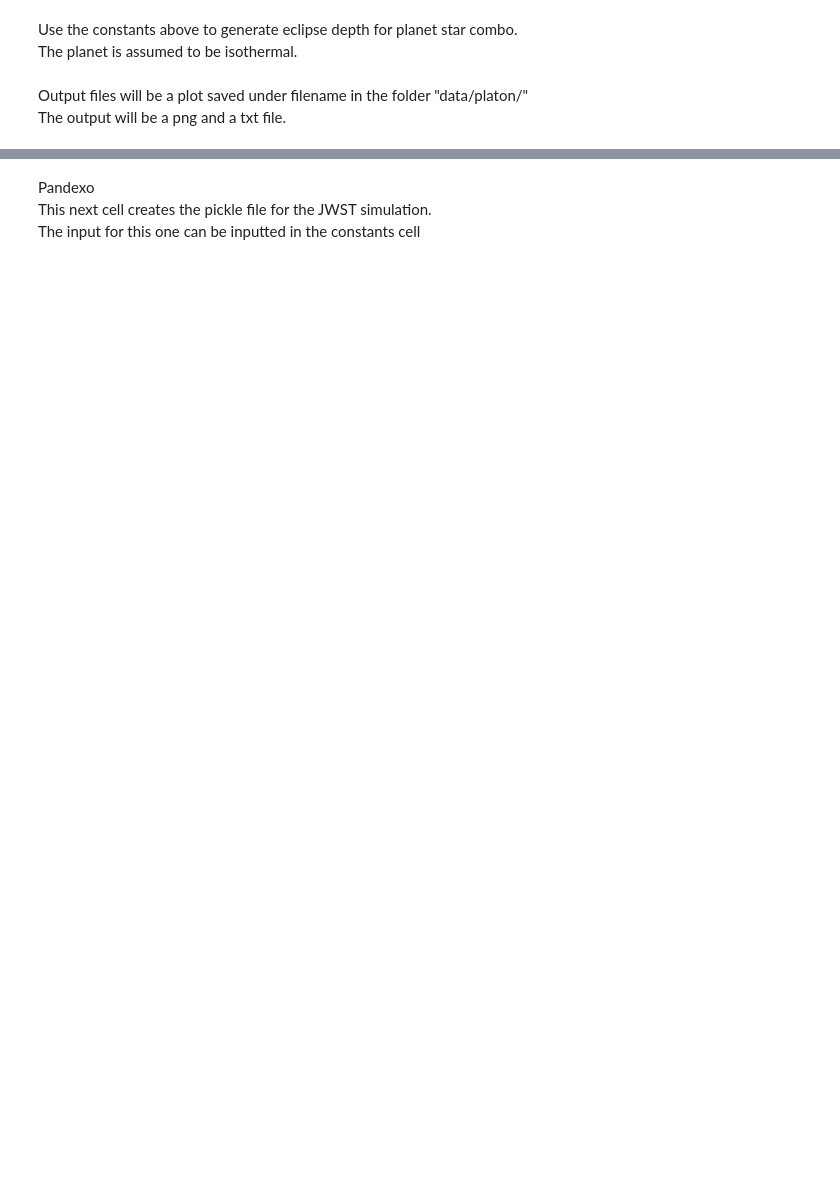
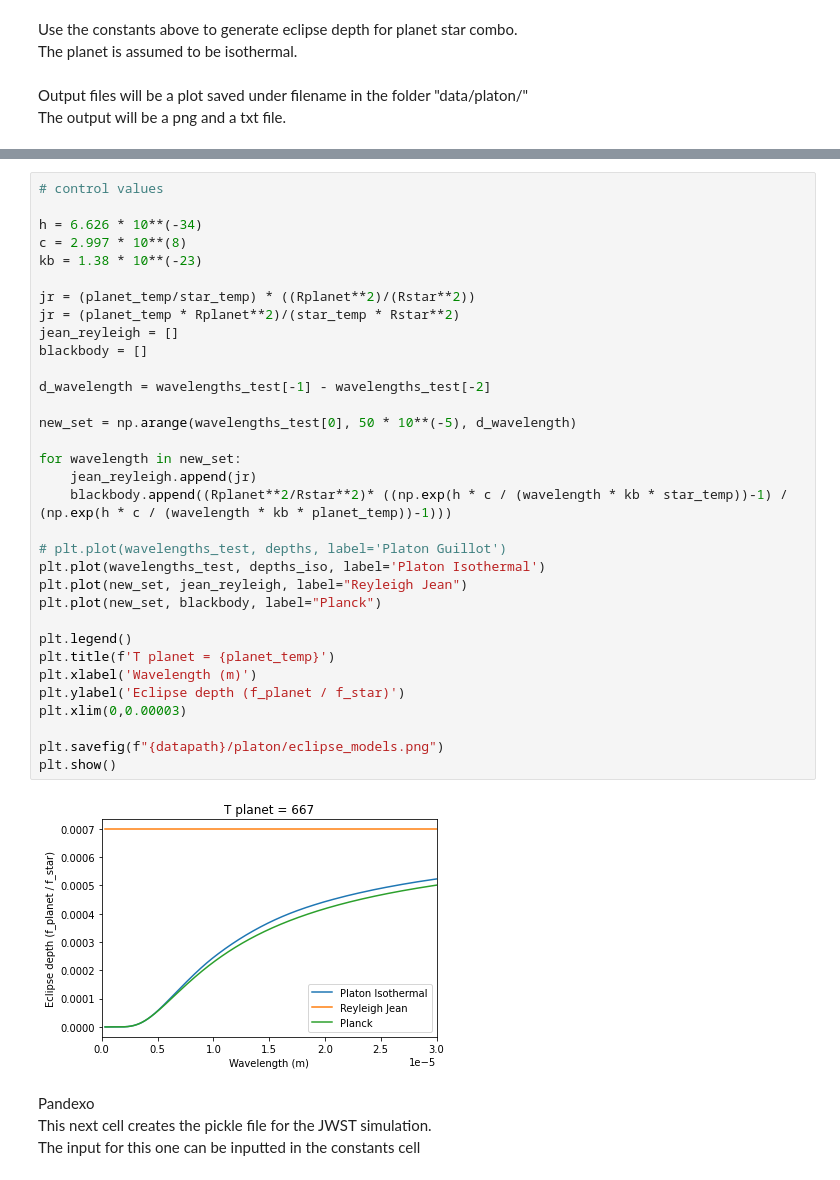
Before and after one commit to noud333/bachelorproject, a Jupyter notebook: code/eclipse.ipynb, the cells around one changed output, grey strips where cells are left out. Drawn from its saved outputs; the diff is of its cells as text; blank space fills up the shorter version.

```diff
--- a/code/eclipse.ipynb
+++ b/code/eclipse.ipynb
@@ -96,3 +171,38 @@ np.savetxt(datafile_path , data, fmt=['%2.10f','%2.45f'])
+# %%
+# control values
+
+h = 6.626 * 10**(-34)
+c = 2.997 * 10**(8)
+kb = 1.38 * 10**(-23)
+
+jr = (planet_temp/star_temp) * ((Rplanet**2)/(Rstar**2))
+jr = (planet_temp * Rplanet**2)/(star_temp * Rstar**2)
+jean_reyleigh = []
+blackbody = []
+
+d_wavelength = wavelengths_test[-1] - wavelengths_test[-2]
+
+new_set = np.arange(wavelengths_test[0], 50 * 10**(-5), d_wavelength)
+
+for wavelength in new_set:
+    jean_reyleigh.append(jr)
+    blackbody.append((Rplanet**2/Rstar**2)* ((np.exp(h * c / (wavelength * kb * star_temp))-1) / (np.exp(h * c / (wavelength * kb * planet_temp))-1)))
+
+# plt.plot(wavelengths_test, depths, label='Platon Guillot')
+plt.plot(wavelengths_test, depths_iso, label='Platon Isothermal')
+plt.plot(new_set, jean_reyleigh, label="Reyleigh Jean")
+plt.plot(new_set, blackbody, label="Planck")
+
+plt.legend()
+plt.title(f'T planet = {planet_temp}')
+plt.xlabel('Wavelength (m)')
+plt.ylabel('Eclipse depth (f_planet / f_star)')
+plt.xlim(0,0.00003)
+
+plt.savefig(f"{datapath}/platon/eclipse_models.png")
+plt.show()
+# %% [output]
+[figure, added]
 # %% [markdown]
 Pandexo\
 This next cell creates the pickle file for the JWST simulation.\
```
Also changed, not shown: parts of 8 cells of this notebook, 4 other files.
